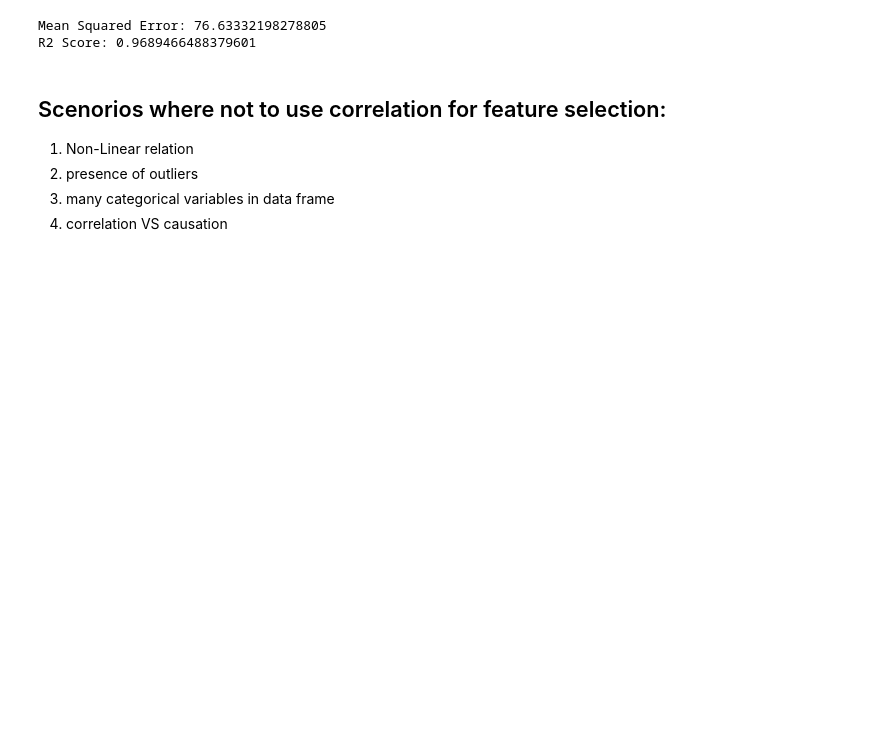
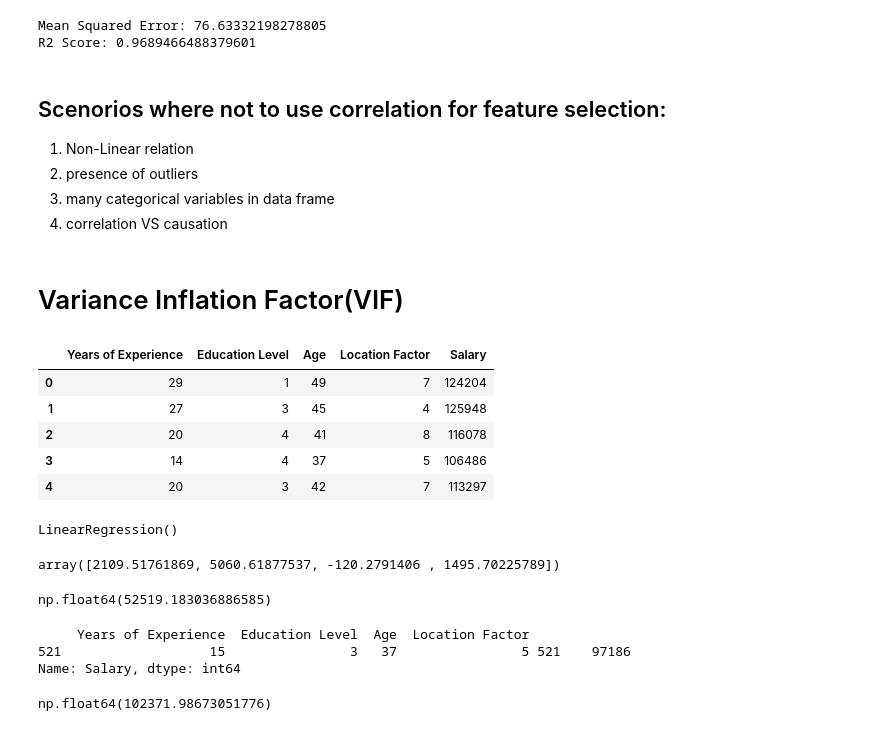
Before and after one commit to rupeshkumarp/ML, a Jupyter notebook: feature_Engireering/Feature_selection.ipynb, the cells around one changed output. Drawn from its saved outputs; the diff is of its cells as text; code cells hidden in the pictures; blank space fills up the shorter version.

```diff
--- a/feature_Engireering/Feature_selection.ipynb
+++ b/feature_Engireering/Feature_selection.ipynb
@@ -89,3 +89,42 @@ R2 Score: 0.9689466488379601
 2. presence of outliers
 3. many categorical variables in data frame
 4. correlation VS causation
+# %% [markdown]
+# Variance Inflation Factor(VIF)
+# %%
+df=pd.read_csv('data/salaries.csv')
+df.head()
+# %% [output]
+|  | Years of Experience | Education Level | Age | Location Factor | Salary |
+| 0 | 29 | 1 | 49 | 7 | 124204 |
+| 1 | 27 | 3 | 45 | 4 | 125948 |
+| 2 | 20 | 4 | 41 | 8 | 116078 |
+| 3 | 14 | 4 | 37 | 5 | 106486 |
+| 4 | 20 | 3 | 42 | 7 | 113297 |
+# %%
+x=df.drop('Salary',axis=1)
+y=df.Salary
+
+x_train,x_test,y_train,y_test=train_test_split(x,y,test_size=0.2,random_state=42)
+model=LinearRegression()
+model.fit(x_train,y_train)
+# %% [output]
+LinearRegression()
+# %%
+model.coef_# here the 3ed feature is negative
+# %% [output]
+array([2109.51761869, 5060.61877537, -120.2791406 , 1495.70225789])
+# %%
+model.intercept_
+# %% [output]
+np.float64(52519.183036886585)
+# %%
+print(x_test[:1],y_test[:1])
+# %% [output]
+     Years of Experience  Education Level  Age  Location Factor
+521                   15                3   37                5 521    97186
+Name: Salary, dtype: int64
+# %%
+model.intercept_ + model.coef_[0]*15 + model.coef_[1]*3 + model.coef_[2]*37 + model.coef_[3]*5
+# %% [output]
+np.float64(102371.98673051776)
```
Also changed, not shown: parts of 14 cells of this notebook.
